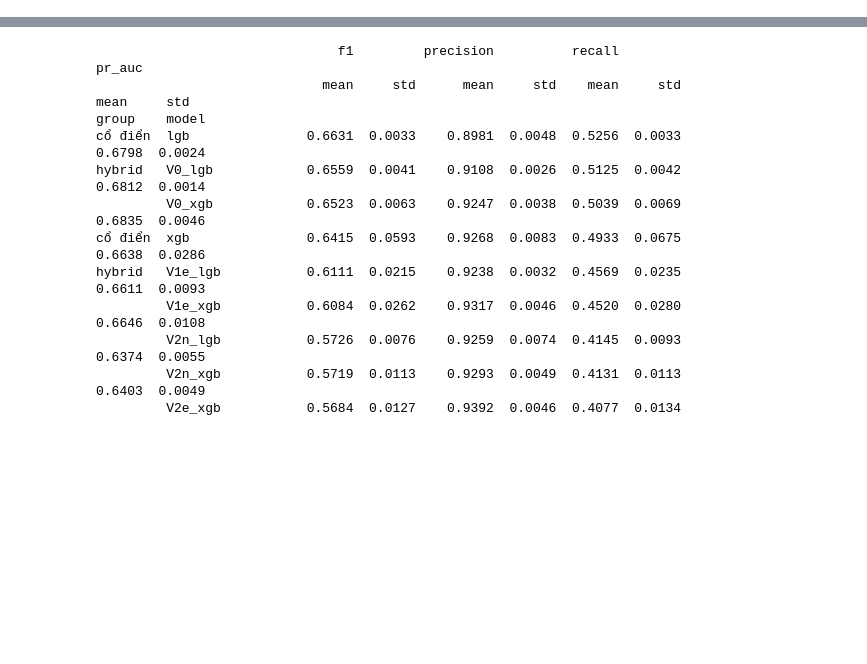
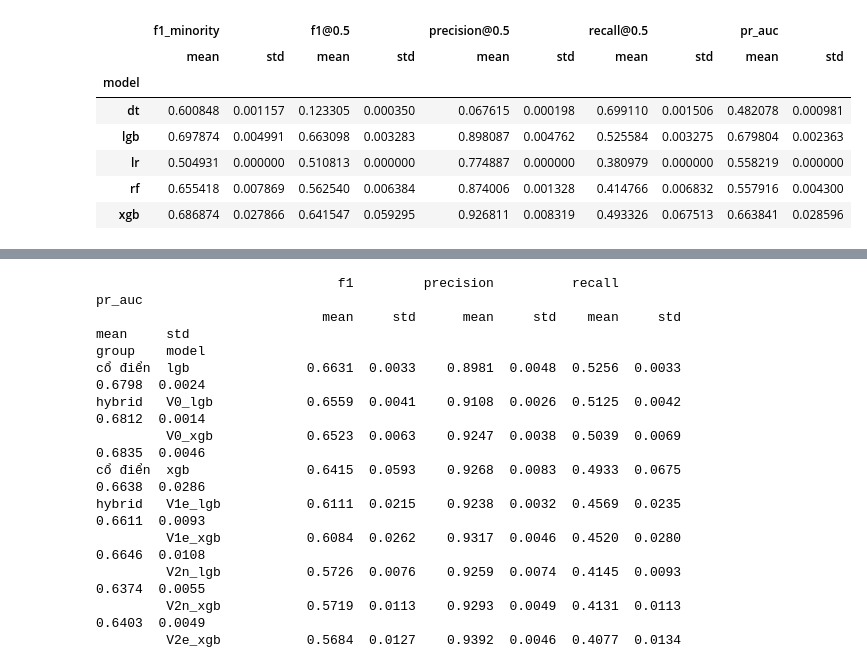
Before and after one commit to Tyler3743/fraud_detection, a Jupyter notebook: result.ipynb, the cells around one changed output, grey strips where cells are left out. Drawn from its saved outputs; the diff is of its cells as text; code cells hidden in the pictures; blank space fills up the shorter version.

```diff
--- a/result.ipynb
+++ b/result.ipynb
@@ -101,3 +152,54 @@ tbl
 | rf | 4 | 0.6554 ± 0.0079 | 0.5625 ± 0.0064 | 0.8454 ± 0.007 | 0.5353 ± 0.0128 | 0.5579 ± 0.0043 | 0.6803 ± 0.0194 | 0.861 ± 0.0022 | ... |
 | dt | 4 | 0.6008 ± 0.0012 | 0.1233 ± 0.0004 | 0.8246 ± 0.0012 | 0.4726 ± 0.0011 | 0.4821 ± 0.001 | 0.6866 ± 0.0017 | 0.8278 ± 0.001 | ... |
 | lr | 4 | 0.5049 ± 0.0 | 0.5108 ± 0.0 | 0.4166 ± 0.0 | 0.6407 ± 0.0 | 0.5582 ± 0.0 | 0.8176 ± 0.0 | 0.743 ± 0.0 | ... |
+# %%
+import numpy as np
+import pandas as pd
+from sklearn.metrics import f1_score, precision_score, recall_score, average_precision_score
+
+import paths
+from metrics import find_best_threshold
+
+GROUP1_MODELS = ["dt", "lgb", "lr", "rf", "xgb"]
+SEEDS = [0, 1, 2, 3]
+
+# nhãn thật, căn theo đúng thứ tự dùng khi lưu scores/*.npy
+labels = pd.read_parquet(paths.TX_FEAT, columns=["Is Laundering", "split"])
+y_val = labels.loc[labels["split"] == "val", "Is Laundering"].to_numpy()
+y_test = labels.loc[labels["split"] == "test", "Is Laundering"].to_numpy()
+
+rows = []
+for model in GROUP1_MODELS:
+    for seed in SEEDS:
+        s_val = np.load(f"{paths.SCORES_DIR}/{model}_seed{seed}_val.npy")
+        s_test = np.load(f"{paths.SCORES_DIR}/{model}_seed{seed}_test.npy")
+
+        thr = find_best_threshold(y_val, s_val)
+        pred_thr = (s_test >= thr).astype(int)
+        pred_05 = (s_test >= 0.5).astype(int)
+
+        rows.append({
+            "model": model,
+            "seed": seed,
+            "f1_minority": f1_score(y_test, pred_thr, pos_label=1, zero_division=0),
+            "f1@0.5": f1_score(y_test, pred_05, pos_label=1, zero_division=0),
+            "precision@0.5": precision_score(y_test, pred_05, zero_division=0),
+            "recall@0.5": recall_score(y_test, pred_05, zero_division=0),
+            "pr_auc": average_precision_score(y_test, s_test),
+        })
+
+df = pd.DataFrame(rows)
+metric_cols = ["f1_minority", "f1@0.5", "precision@0.5", "recall@0.5", "pr_auc"]
+
+summary = df.groupby("model")[metric_cols].agg(["mean", "std"])
+summary = summary.reindex(GROUP1_MODELS)
+summary
+# %% [output]
+|  | f1_minority |  | f1@0.5 |  | precision@0.5 |  | recall@0.5 |  | pr_auc |  |
+|  | mean | std | mean | std | mean | std | mean | std | mean | std |
+| model |  |  |  |  |  |  |  |  |  |  |
+| dt | 0.600848 | 0.001157 | 0.123305 | 0.000350 | 0.067615 | 0.000198 | 0.699110 | 0.001506 | 0.482078 | 0.000981 |
+| lgb | 0.697874 | 0.004991 | 0.663098 | 0.003283 | 0.898087 | 0.004762 | 0.525584 | 0.003275 | 0.679804 | 0.002363 |
+| lr | 0.504931 | 0.000000 | 0.510813 | 0.000000 | 0.774887 | 0.000000 | 0.380979 | 0.000000 | 0.558219 | 0.000000 |
+| rf | 0.655418 | 0.007869 | 0.562540 | 0.006384 | 0.874006 | 0.001328 | 0.414766 | 0.006832 | 0.557916 | 0.004300 |
+| xgb | 0.686874 | 0.027866 | 0.641547 | 0.059295 | 0.926811 | 0.008319 | 0.493326 | 0.067513 | 0.663841 | 0.028596 |
```
Also changed, not shown: parts of 2 cells of this notebook, 14 other files.
